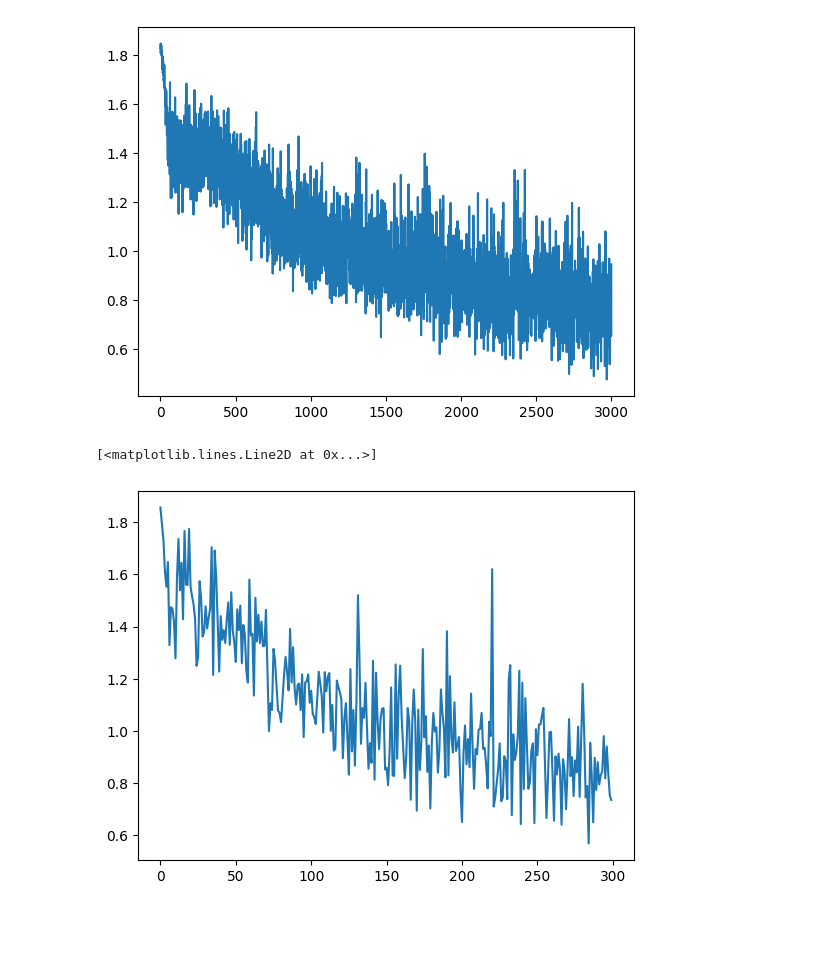
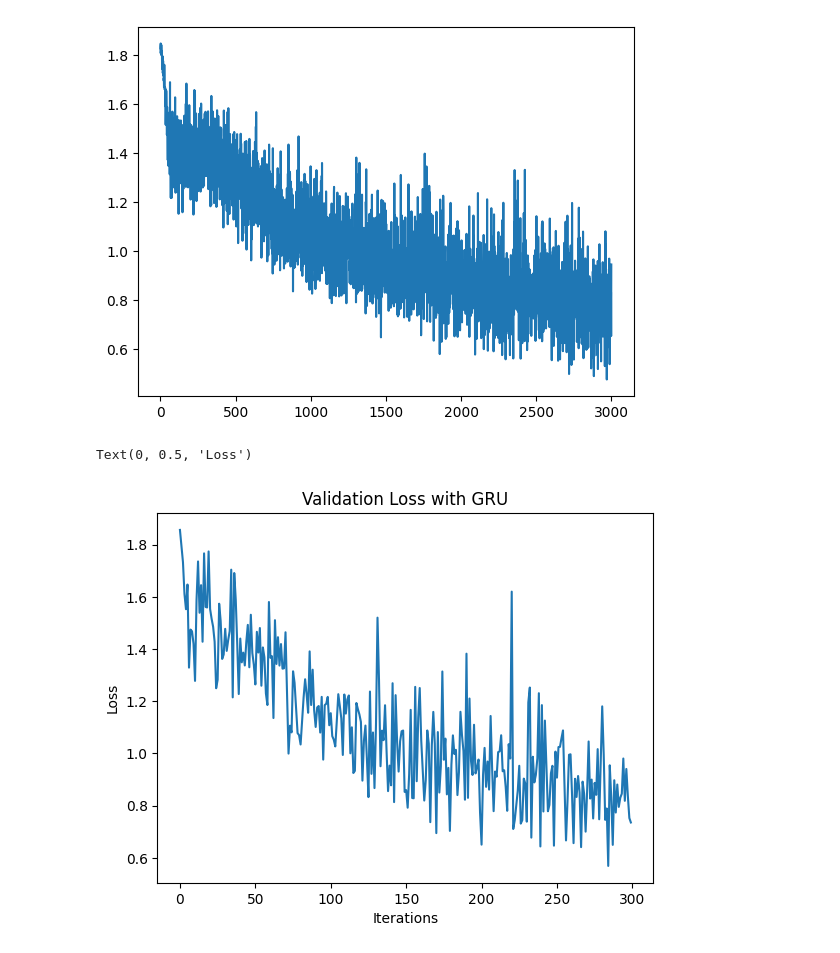
Before and after one commit to justinolcott/avalanche, a Jupyter notebook: gru.ipynb, the cells around one changed output. Cells and saved outputs as stored; diff of their text form; code cells hidden in the pictures; blank space fills up the shorter version.

```diff
--- a/gru.ipynb
+++ b/gru.ipynb
@@ -279,6 +293,9 @@ plt.plot(losses)
 # %%
 import matplotlib.pyplot as plt
 plt.plot(validation_losses)
+plt.title('Validation Loss with GRU')
+plt.xlabel('Iterations')
+plt.ylabel('Loss')
 # %% [output]
-[<matplotlib.lines.Line2D at 0x...>]
+Text(0, 0.5, 'Loss')
-[figure, old version]
+[figure, new version]
```
Also changed, not shown: parts of 3 cells of this notebook, 1 other file.
